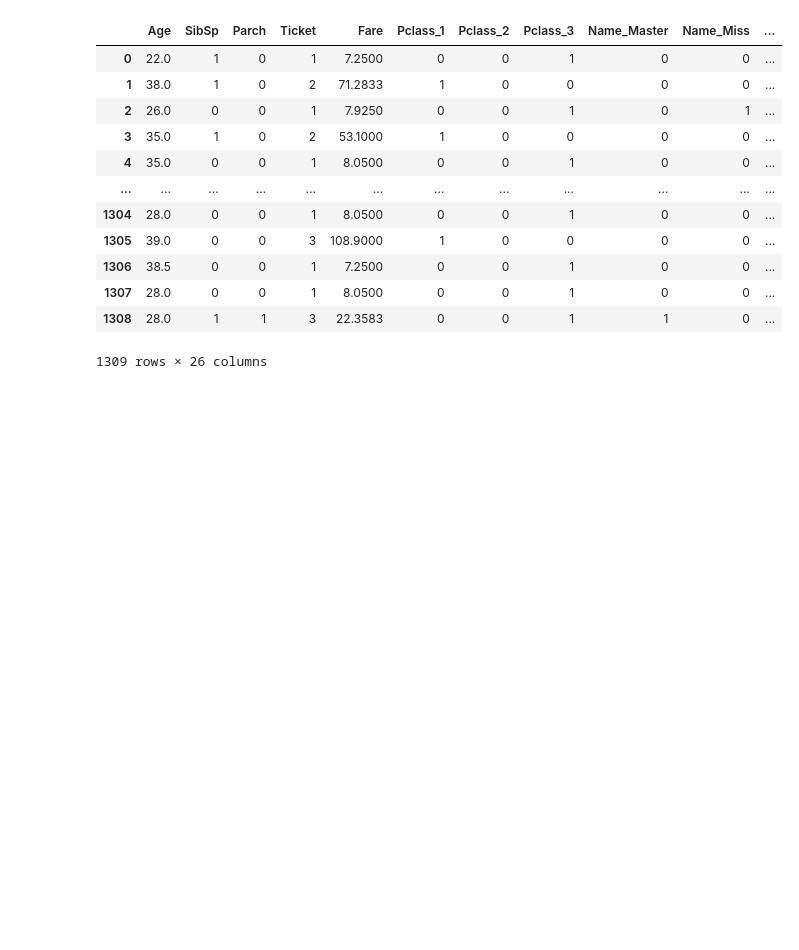
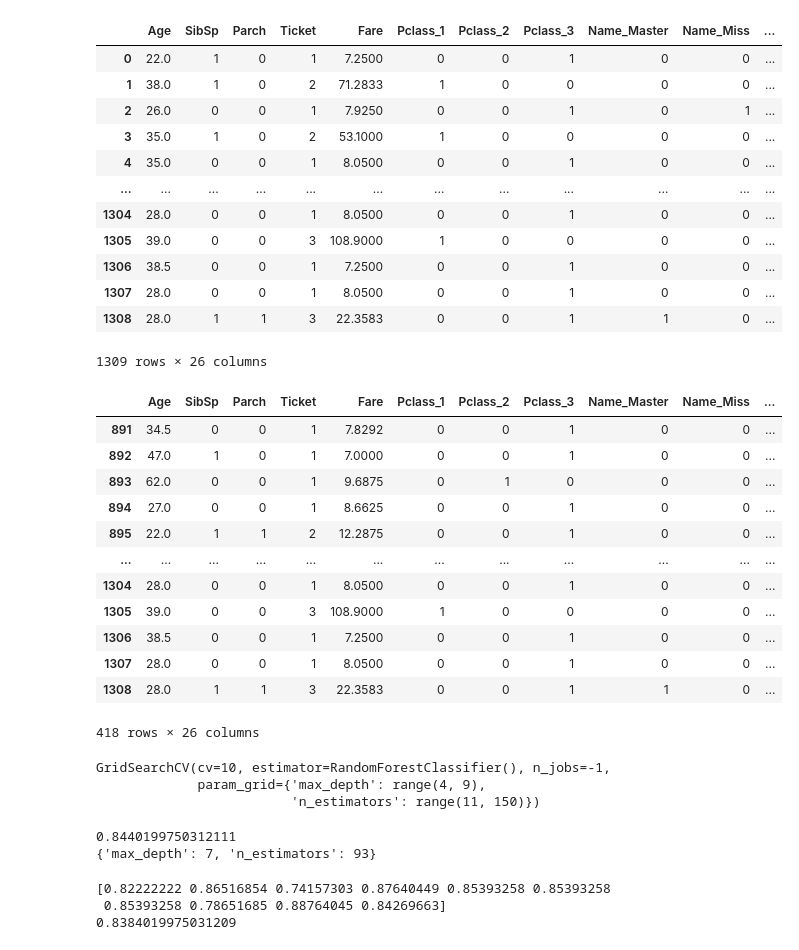
Before and after one commit to ycchiu18/xiemen1129, a Jupyter notebook: titanic.ipynb, the cells around one changed output. Saved outputs shown, nothing was run; the diff lists cells and outputs as text; code cells hidden in the pictures; blank space fills up the shorter version.

```diff
--- a/titanic.ipynb
+++ b/titanic.ipynb
@@ -195,3 +196,53 @@ datas
 | 1307 | 28.0 | 0 | 0 | 1 | 8.0500 | 0 | 0 | 1 | 0 | 0 | ... |
 | 1308 | 28.0 | 1 | 1 | 3 | 22.3583 | 0 | 0 | 1 | 1 | 0 | ... |
 1309 rows × 26 columns
+# %%
+x = datas.iloc[:(len(train))]
+y = train["Survived"]
+x_predict = datas.iloc[len(train):]
+x_predict
+# %% [output]
+|  | Age | SibSp | Parch | Ticket | Fare | Pclass_1 | Pclass_2 | Pclass_3 | Name_Master | Name_Miss | ... |
+| 891 | 34.5 | 0 | 0 | 1 | 7.8292 | 0 | 0 | 1 | 0 | 0 | ... |
+| 892 | 47.0 | 1 | 0 | 1 | 7.0000 | 0 | 0 | 1 | 0 | 0 | ... |
+| 893 | 62.0 | 0 | 0 | 1 | 9.6875 | 0 | 1 | 0 | 0 | 0 | ... |
+| 894 | 27.0 | 0 | 0 | 1 | 8.6625 | 0 | 0 | 1 | 0 | 0 | ... |
+| 895 | 22.0 | 1 | 1 | 2 | 12.2875 | 0 | 0 | 1 | 0 | 0 | ... |
+| ... | ... | ... | ... | ... | ... | ... | ... | ... | ... | ... | ... |
+| 1304 | 28.0 | 0 | 0 | 1 | 8.0500 | 0 | 0 | 1 | 0 | 0 | ... |
+| 1305 | 39.0 | 0 | 0 | 3 | 108.9000 | 1 | 0 | 0 | 0 | 0 | ... |
+| 1306 | 38.5 | 0 | 0 | 1 | 7.2500 | 0 | 0 | 1 | 0 | 0 | ... |
+| 1307 | 28.0 | 0 | 0 | 1 | 8.0500 | 0 | 0 | 1 | 0 | 0 | ... |
+| 1308 | 28.0 | 1 | 1 | 3 | 22.3583 | 0 | 0 | 1 | 1 | 0 | ... |
+418 rows × 26 columns
+# %%
+from sklearn.ensemble import RandomForestClassifier
+from sklearn.model_selection import GridSearchCV
+params = {
+      "n_estimators":range(11, 150),
+      "max_depth":range(4, 9)
+      }
+clf = RandomForestClassifier()
+search = GridSearchCV(clf, params, cv=10, n_jobs=-1)
+search.fit(x,y)
+# %% [output]
+GridSearchCV(cv=10, estimator=RandomForestClassifier(), n_jobs=-1,
+             param_grid={'max_depth': range(4, 9),
+                         'n_estimators': range(11, 150)})
+# %%
+print(search.best_score_)
+print(search.best_params_)
+# %% [output]
+0.8440199750312111
+{'max_depth': 7, 'n_estimators': 93}
+# %%
+import numpy as np
+from sklearn.model_selection import cross_val_score
+clf = RandomForestClassifier(n_estimators=93, max_depth=7)
+scores = cross_val_score(clf, x, y, cv=10, n_jobs=-1)
+print(scores)
+print(np.average(scores))
+# %% [output]
+[0.82222222 0.86516854 0.74157303 0.87640449 0.85393258 0.85393258
+ 0.85393258 0.78651685 0.88764045 0.84269663]
+0.8384019975031209
```
Also changed, not shown: parts of 9 cells of this notebook.
